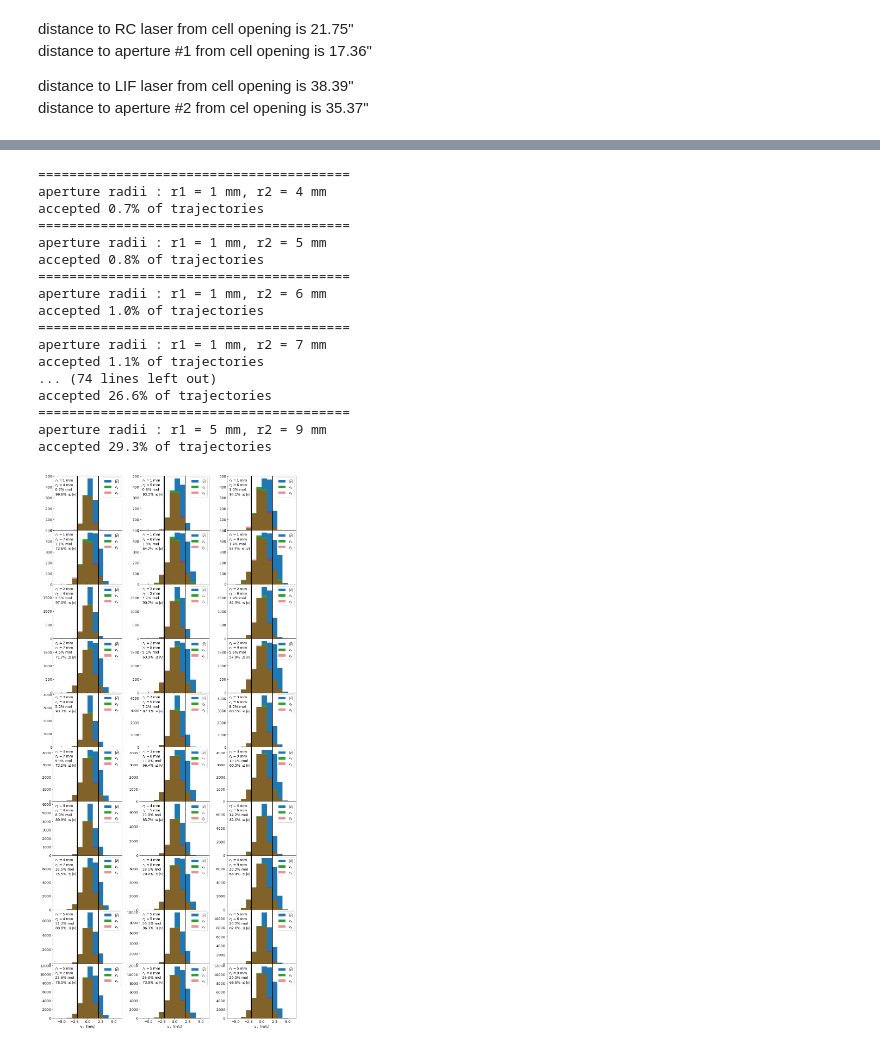
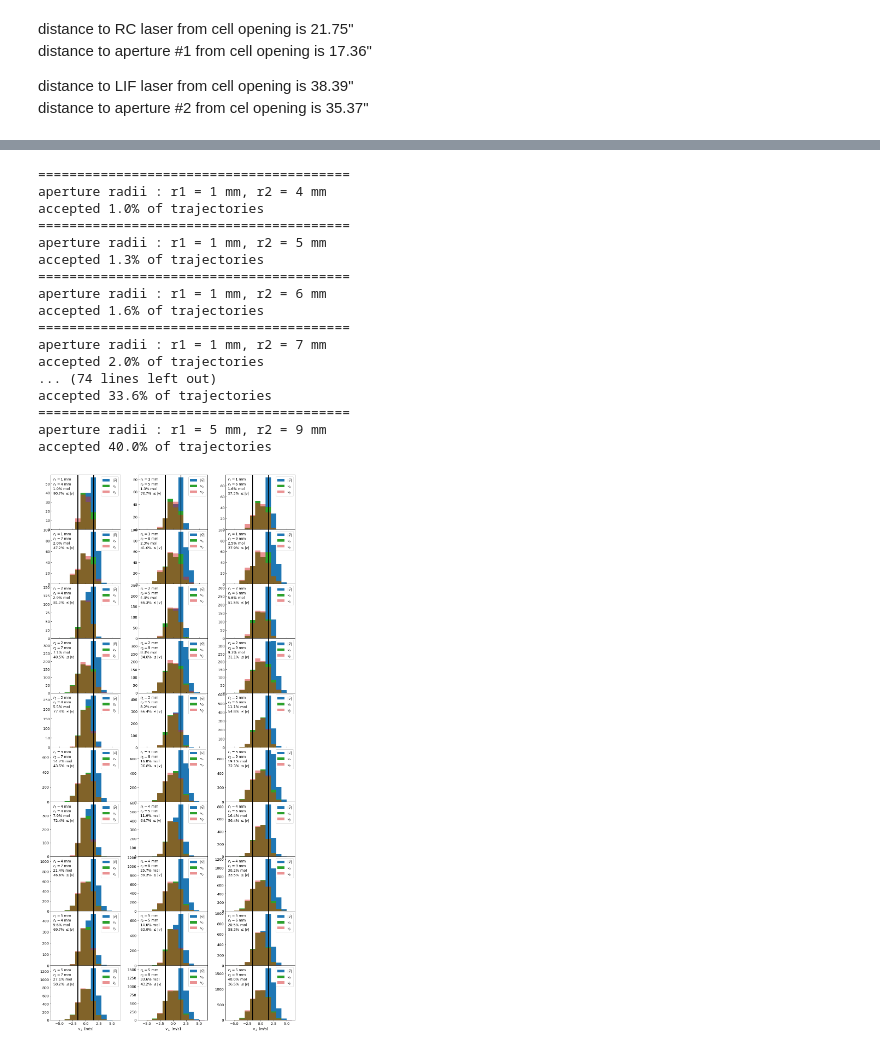
Before and after one commit to ograsdijk/CeNTREX-notebooks, a Jupyter notebook: rotational cooling/Aperture Calculation.ipynb, the cells around one changed output, grey strips where cells are left out. Drawn from its saved outputs; the diff is of its cells as text; code cells hidden in the pictures.

```diff
--- a/rotational cooling/Aperture Calculation.ipynb
+++ b/rotational cooling/Aperture Calculation.ipynb
@@ -84,13 +99,13 @@ interaction_rc = np.sum(np.abs(coords[1,:]+dt*v_y) < 0.005)
 # %%
 distance_laser_lif = 38.30 * in_to_m - 0.25 * in_to_m
 dt = distance_laser_lif/v_z
-interaction_lif = np.sum(np.abs(coords[1,:]+dt*v_y) < 0.005)
+
+m_iteraction_lif = (np.abs(coords[1,:]+dt*v_y) < 0.005) & (np.abs(coords[0,:]+dt*v_x) < 0.025)
+interaction_lif = np.sum(m_iteraction_lif)
 # %%
 fig, ax = plt.subplots(figsize = (6,5))
 
 bins = 15
-
-v_acceptable = 2
 
 ax.hist(v_x, bins = bins, label = r'$v_x$')
 ax.hist(v_y, bins = bins, alpha = 0.5, label = r'$v_y$')
@@ -109,8 +124,6 @@ aperture_1_radii = np.linspace(0.001,0.009,9)
 percentage_within_limits_1 = {r:0 for r in aperture_1_radii}
 
 bins = np.arange(-8,8+1)
-
-v_acceptable = 2
 
 fig, ax = plt.subplots(3,3,figsize = (16,11), sharex = True,
                       gridspec_kw={'hspace': 0, 'wspace': .26, 'height_ratios': [1,1,1]})
@@ -150,7 +163,7 @@ for r in aperture_1_radii:
     v_abs = np.sqrt(v_x[m]**2+v_y[m]**2)
     percentage_within_limits_1[r] = (100*(v_abs < v_acceptable).sum()/m.sum())
 
-    text = f'$r_2 = ${r*1e3:.0f} mm'+'\n'
+    text = f'$r_1 = ${r*1e3:.0f} mm'+'\n'
     text += f'{m.sum()/interaction_lif*100:.1f}% mol'+'\n'
     text += f'{(100*(v_abs < v_acceptable).sum()/m.sum()):.1f}% $\leq |v|$'
     axp[r].text(0.03, 0.95, text, transform = axp[r].transAxes,
@@ -186,8 +199,6 @@ fig, ax = plt.subplots(3,3,figsize = (16,11), sharex = True,
                       gridspec_kw={'hspace': 0, 'wspace': .26, 'height_ratios': [1,1,1]})
 
 bins = np.arange(-6,6+1)
-
-v_acceptable = 2
 
 axp = {r:ax.flatten()[idx] for idx,r in enumerate(aperture_2_radii)}
 for r in aperture_2_radii:
@@ -264,9 +275,6 @@ fig, ax = plt.subplots(10,3,figsize = (16,11/3*10), sharex = True,
                       gridspec_kw={'hspace': 0, 'wspace': .26})
 
 bins = np.arange(-6,6+1)
-
-v_acceptable = 2
-
 
 
 axp = {(np.round(r1,3),np.round(r2,3)):ax.flatten()[idx] for idx,(r1,r2) in enumerate(radii)}
@@ -304,40 +312,40 @@ for r1,r2 in radii:
     Here total # the laser can interact with is simply calculated from
     the size of the laser beam, no transverse velocity is taken into account.
     (Which will decrease the #, and increase the percentage)
     """
     print('='*40)
     print(f'aperture radii : r1 = {r1*1e3:.0f} mm, r2 = {r2*1e3:.0f} mm')
     print(f'accepted {m.sum()/interaction_lif*100:.1f}% of trajectories')
     molecules_accepted_both[(r1,r2)] = m.sum()/interaction_lif*100
 
     text = f'$r_1 = ${r1*1e3:.0f} mm'+'\n'
     text += f'$r_2 = ${r2*1e3:.0f} mm'+'\n'
     text += f'{m.sum()/interaction_lif*100:.1f}% mol'+'\n'
     text += f'{(100*(v_abs < v_acceptable).sum()/m.sum()):.1f}% $\leq |v|$'
     axp[(r1,r2)].text(0.03, 0.95, text, transform = axp[(r1,r2)].transAxes,
                 ha = 'left', va = 'top', fontsize = 13)
 
 for ax in list(axp.values())[:len(axp)//2]:
     ax.tick_params(direction = 'in')
 # %% [output]
 ========================================
 aperture radii : r1 = 1 mm, r2 = 4 mm
-accepted 0.7% of trajectories
+accepted 1.0% of trajectories
 ========================================
 aperture radii : r1 = 1 mm, r2 = 5 mm
-accepted 0.8% of trajectories
+accepted 1.3% of trajectories
 ========================================
 aperture radii : r1 = 1 mm, r2 = 6 mm
-accepted 1.0% of trajectories
+accepted 1.6% of trajectories
 ========================================
 aperture radii : r1 = 1 mm, r2 = 7 mm
-accepted 1.1% of trajectories
+accepted 2.0% of trajectories
 ... (74 lines left out)
-accepted 26.6% of trajectories
+accepted 33.6% of trajectories
 ========================================
 aperture radii : r1 = 5 mm, r2 = 9 mm
-accepted 29.3% of trajectories
+accepted 40.0% of trajectories
-[figure, old version]
+[figure, new version]
 # %%
 from tqdm import tqdm
 
```
Also changed, not shown: parts of 18 cells of this notebook.
